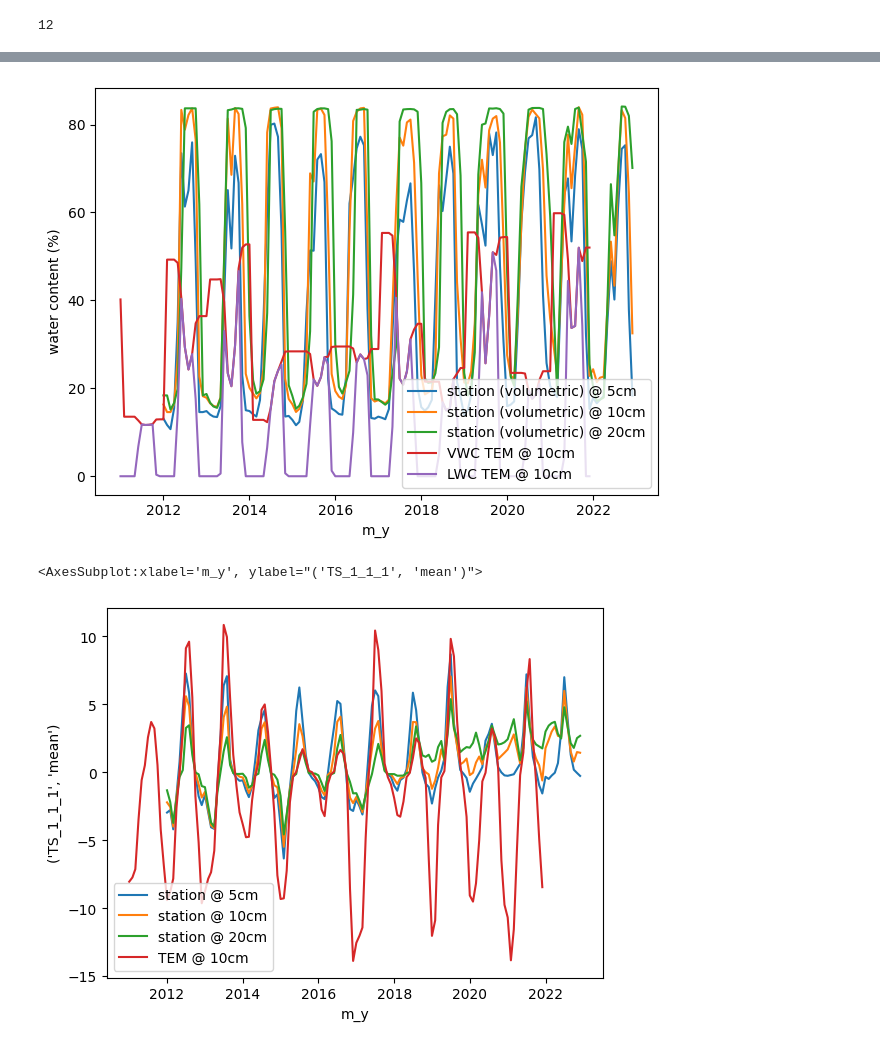
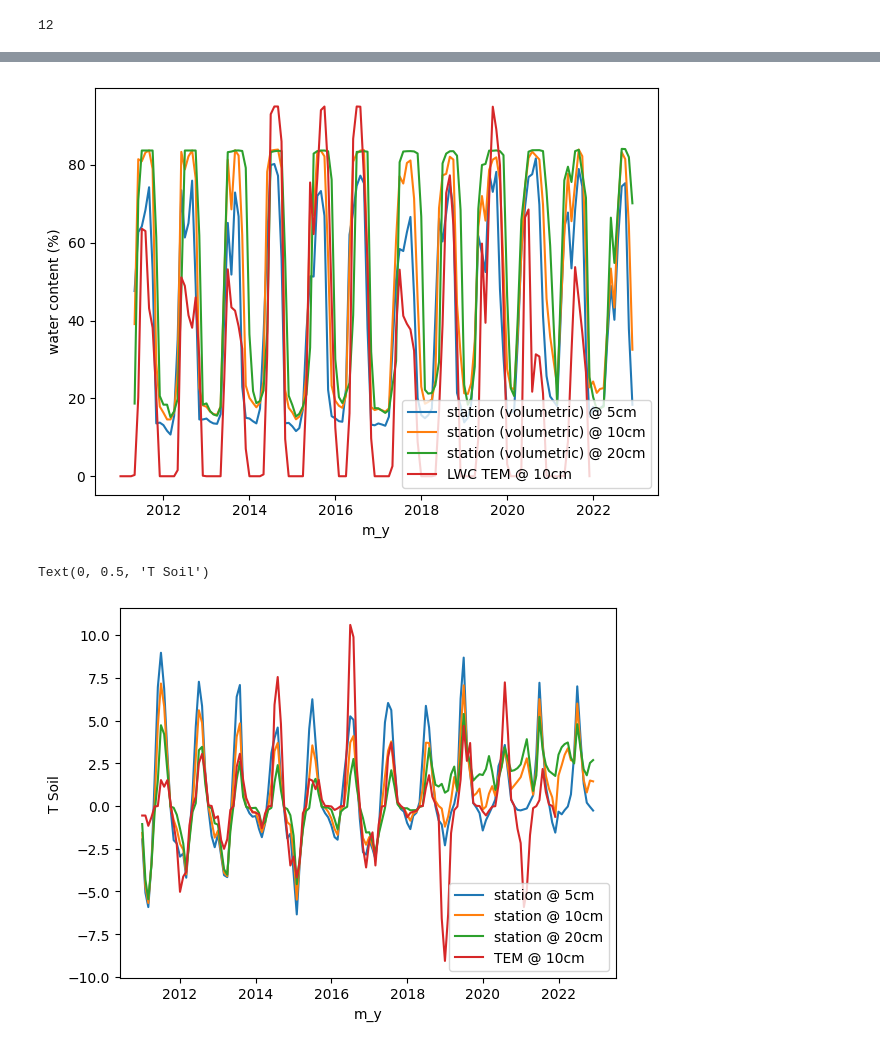
Before and after one commit to uaf-arctic-eco-modeling/dvm-dos-tem, a Jupyter notebook: scripts/caribou-poker-exp/caribou_poker_compare_outputs.ipynb, the cells around one changed output, grey strips where cells are left out. Cells and saved outputs as stored; diff of their text form; code cells hidden in the pictures.

```diff
--- a/scripts/caribou-poker-exp/caribou_poker_compare_outputs.ipynb
+++ b/scripts/caribou-poker-exp/caribou_poker_compare_outputs.ipynb
@@ -22,7 +22,8 @@ cell_x_coord = 1
 cell_y_coord = 0
 # %%
 met_data = pd.read_csv(path_to_met_data)
-met_data['date'] = pd.to_datetime(met_data['date'])
+met_data['m_y'] = pd.to_datetime(met_data['m_y'])
+met_data['year'] = met_data['m_y'].dt.year
 met_data = met_data.replace(-9999.0, np.nan)
 met_data.head()
 # %% [output]
@@ -36,13 +36,0 @@ met_data.head()
-# %%
-## aggregate ec data monthly
-met_data['year'] = pd.DatetimeIndex(met_data['date']).year
-met_data = met_data[met_data['year']>=2012]
-met_data['month'] = pd.DatetimeIndex(met_data['date']).month # get month from datetime
-
-#group by year and month, taking sum of daily ec measurements
-met_data = met_data.groupby(by=['year', 'month'], dropna=True).mean().reset_index()
-
-#create datetime column for just month and year
-met_data['m_y'] = pd.to_datetime(met_data['month'].astype(str) + '-'+ met_data['year'].astype(str), format='%m-%Y')
-
-met_data.head(5)
@@ -240,7 +185,8 @@ met_data.columns.to_list()
 # %%
-tem_comparison_years = tem_output_df[tem_output_df['year']>=2012]
-yearly_tem_comparison_years = tem_output_df_yearly[tem_output_df_yearly['year']>=2012]
-station_years = ec_data[ec_data['Year']>=2012]
+tem_comparison_years = tem_output_df[tem_output_df['year']>=2011]
+yearly_tem_comparison_years = tem_output_df_yearly[tem_output_df_yearly['year']>=2011]
+#ec_data = ec_data[ec_data['Year']>=2011]
+met_data = met_data[met_data['year']>=2011]
 # %%
 fig, axes = plt.subplots(3,1, figsize=(8,5), sharex=True)
 axes[0].set(title='US-Prr', ylabel='GPP \n(gC $m^{-2}$ $month^{-1}$)')
@@ -321,7 +253,7 @@ len(soil_layer_synth[soil_layer_synth['year']==1901])
 # %% [output]
 12
 # %%
-layer = 4
+layer = 2
 # %%
 vwc_ds = xr.open_dataset('/data/workflows/poker_flats_merged_data/output/VWCLAYER_monthly_tr.nc')
 #vwc_ds = xr.open_dataset('/data/workflows/poker_flats_test/output/VWCLAYER_monthly_tr.nc')
@@ -401,15 +332,15 @@ sns.lineplot(data = swc_df.loc[swc_df['year']>2010], x='m_y', y='layerdepth', la
 # %%
 fig, ax = plt.subplots()
-sns.lineplot(data = met_data, x='m_y', y='(\'SWC_1_1_1\', \'mean\')', label='station (volumetric) @ 5cm') #-0.05 m
-sns.lineplot(data = met_data.loc[met_data['year']>2010], x='m_y', y='(\'SWC_1_2_1\', \'mean\')', label='station (volumetric) @ 10cm') #-0.1 m
-sns.lineplot(data = met_data.loc[met_data['year']>2010], x='m_y', y='(\'SWC_1_3_1\', \'mean\')', label='station (volumetric) @ 20cm') #-0.2 m
+sns.lineplot(data = met_data, x='m_y', y='SWC_1_1_1', label='station (volumetric) @ 5cm') #-0.05 m
+sns.lineplot(data = met_data.loc[met_data['year']>2010], x='m_y', y='SWC_1_2_1', label='station (volumetric) @ 10cm') #-0.1 m
+sns.lineplot(data = met_data.loc[met_data['year']>2010], x='m_y', y='SWC_1_3_1', label='station (volumetric) @ 20cm') #-0.2 m
 #sns.lineplot(data = met_data, x='m_y', y='SWC_1_4_1') #-0.3 m
 #sns.lineplot(data = met_data, x='m_y', y='SWC_1_5_1') #-0.4 m
 
 #ax2 = plt.twinx()
 #sns.lineplot(data=df.column2, color="b", ax=ax2)
 
-sns.lineplot(data = swc_df.loc[swc_df['year']>2010], x='m_y', y='vwc', label='VWC TEM @ 10cm') #-0.1 m
+#sns.lineplot(data = swc_df.loc[swc_df['year']>2010], x='m_y', y='vwc', label='VWC TEM @ 10cm') #-0.1 m
 sns.lineplot(data = swc_df.loc[swc_df['year']>2010], x='m_y', y='lwc', label='LWC TEM @ 10cm') #-0.1 m
 #sns.lineplot(data = soil_layer_synth.loc[soil_layer_synth['year']>2010], x='time', y='LWCLAYERtop', label='LWC TEM @ 10cm (script)') #-0.1 m
 #sns.lineplot(data = soil_layer_synth.loc[soil_layer_synth['year']>2010], x='time', y='LWCLAYERbot', label='LWC TEM @ 10cm (script)') #-0.1 m
@@ -420,14 +351,15 @@ plt.legend(loc='lower right')
 
 fig.tight_layout()
 # %% [output]
-[figure, old version]
+[figure, new version]
 # %%
 fig, ax = plt.subplots()
-sns.lineplot(data = met_data, x='m_y', y='(\'TS_1_1_1\', \'mean\')', label='station @ 5cm') #-0.05 m
-sns.lineplot(data = met_data.loc[met_data['year']>2010], x='m_y', y='(\'TS_1_2_1\', \'mean\')', label='station @ 10cm') #-0.1 m
-sns.lineplot(data = met_data.loc[met_data['year']>2010], x='m_y', y='(\'TS_1_3_1\', \'mean\')', label='station @ 20cm') #-0.2 m
+sns.lineplot(data = met_data, x='m_y', y='TS_1_1_1', label='station @ 5cm') #-0.05 m
+sns.lineplot(data = met_data.loc[met_data['year']>2010], x='m_y', y='TS_1_2_1', label='station @ 10cm') #-0.1 m
+sns.lineplot(data = met_data.loc[met_data['year']>2010], x='m_y', y='TS_1_3_1', label='station @ 20cm') #-0.2 m
 
 sns.lineplot(data = swc_df.loc[swc_df['year']>2010], x='m_y', y=swc_df.loc[swc_df['year']>2010]['ts'], label='TEM @ 10cm') #-0.1 m
+plt.ylabel('T Soil')
 # %% [output]
-<AxesSubplot:xlabel='m_y', ylabel="('TS_1_1_1', 'mean')">
+Text(0, 0.5, 'T Soil')
-[figure, old version]
+[figure, new version]
```
Also changed, not shown: parts of 33 cells of this notebook, 7 other files.
